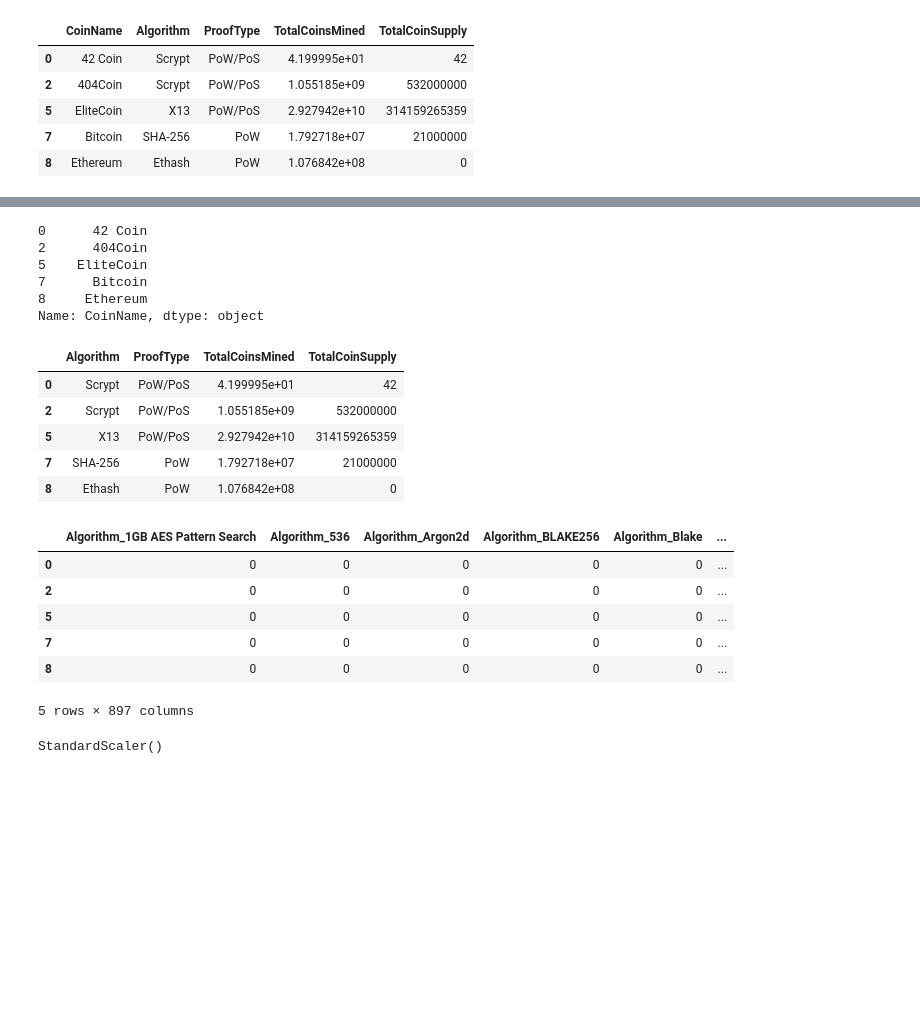
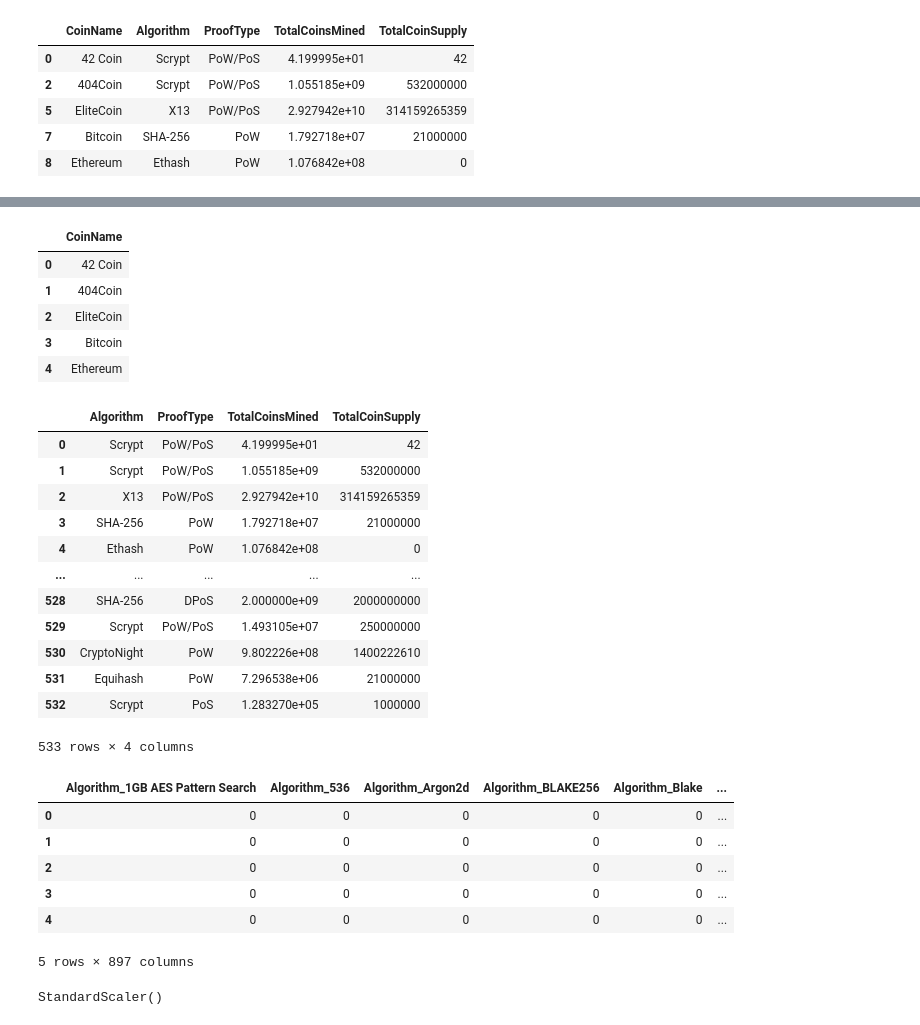
Before and after one commit to aalfiler/Clustering_Crypto, a Jupyter notebook: Code/crypto_clustering.ipynb, the cells around one changed output, grey strips where cells are left out. Cells and saved outputs as stored; diff of their text form; code cells hidden in the pictures; blank space fills up the shorter version.

```diff
--- a/Code/crypto_clustering.ipynb
+++ b/Code/crypto_clustering.ipynb
@@ -150,6 +146,3 @@ crypto_df
 | 1246 | Horizen | Equihash | PoW | 7.296538e+06 | 21000000 |
 | 1247 | BitcoinPlus | Scrypt | PoS | 1.283270e+05 | 1000000 |
 533 rows × 5 columns
-# %%
-crypto_df['TotalCoinsMined'].replace('', np.nan, inplace=True)
-crypto_df
@@ -203,3 +172,6 @@ crypto_df.head()
 | 5 | EliteCoin | X13 | PoW/PoS | 2.927942e+10 | 314159265359 |
 | 7 | Bitcoin | SHA-256 | PoW | 1.792718e+07 | 21000000 |
 | 8 | Ethereum | Ethash | PoW | 1.076842e+08 | 0 |
+# %%
+crypto_df = crypto_df.reset_index()
+crypto_df.head()
@@ -206,25 +185,34 @@ crypto_df.head()
+# %%
+crypto_df.drop(columns=['index'], inplace=True)
 # %%
 # Store the 'CoinName'column in its own DataFrame prior to dropping it from crypto_df
-CoinName_df = crypto_df['CoinName']
+CoinName_df = crypto_df.drop(columns=["Algorithm", "ProofType", "TotalCoinsMined", "TotalCoinSupply"])
 CoinName_df.head()
 # %% [output]
-0      42 Coin
-2      404Coin
-5    EliteCoin
-7      Bitcoin
-8     Ethereum
-Name: CoinName, dtype: object
+|  | CoinName |
+| 0 | 42 Coin |
+| 1 | 404Coin |
+| 2 | EliteCoin |
+| 3 | Bitcoin |
+| 4 | Ethereum |
 # %%
 # Drop the 'CoinName' column since it's not going to be used on the clustering algorithm
 crypto_df2 = crypto_df.drop(columns="CoinName")
-crypto_df2.head()
+crypto_df2
 # %% [output]
 |  | Algorithm | ProofType | TotalCoinsMined | TotalCoinSupply |
 | 0 | Scrypt | PoW/PoS | 4.199995e+01 | 42 |
-| 2 | Scrypt | PoW/PoS | 1.055185e+09 | 532000000 |
-| 5 | X13 | PoW/PoS | 2.927942e+10 | 314159265359 |
-| 7 | SHA-256 | PoW | 1.792718e+07 | 21000000 |
-| 8 | Ethash | PoW | 1.076842e+08 | 0 |
+| 1 | Scrypt | PoW/PoS | 1.055185e+09 | 532000000 |
+| 2 | X13 | PoW/PoS | 2.927942e+10 | 314159265359 |
+| 3 | SHA-256 | PoW | 1.792718e+07 | 21000000 |
+| 4 | Ethash | PoW | 1.076842e+08 | 0 |
+| ... | ... | ... | ... | ... |
+| 528 | SHA-256 | DPoS | 2.000000e+09 | 2000000000 |
+| 529 | Scrypt | PoW/PoS | 1.493105e+07 | 250000000 |
+| 530 | CryptoNight | PoW | 9.802226e+08 | 1400222610 |
+| 531 | Equihash | PoW | 7.296538e+06 | 21000000 |
+| 532 | Scrypt | PoS | 1.283270e+05 | 1000000 |
+533 rows × 4 columns
 # %%
 # Create dummy variables for text features
 crypto_df2_encoded = pd.get_dummies(crypto_df2, columns=["Algorithm", "ProofType", "TotalCoinsMined", "TotalCoinSupply"])
@@ -232,10 +220,10 @@ crypto_df2_encoded.head()
 # %% [output]
 |  | Algorithm_1GB AES Pattern Search | Algorithm_536 | Algorithm_Argon2d | Algorithm_BLAKE256 | Algorithm_Blake | ... |
 | 0 | 0 | 0 | 0 | 0 | 0 | ... |
+| 1 | 0 | 0 | 0 | 0 | 0 | ... |
 | 2 | 0 | 0 | 0 | 0 | 0 | ... |
-| 5 | 0 | 0 | 0 | 0 | 0 | ... |
-| 7 | 0 | 0 | 0 | 0 | 0 | ... |
-| 8 | 0 | 0 | 0 | 0 | 0 | ... |
+| 3 | 0 | 0 | 0 | 0 | 0 | ... |
+| 4 | 0 | 0 | 0 | 0 | 0 | ... |
 5 rows × 897 columns
 # %%
 crypto_df2_path = Path("/Users/aalfiler/Sites/hw_AWS/AWS/Code/Resources/crypto_data_encoded.csv")
```
Also changed, not shown: parts of 12 cells of this notebook, 2 other files.
